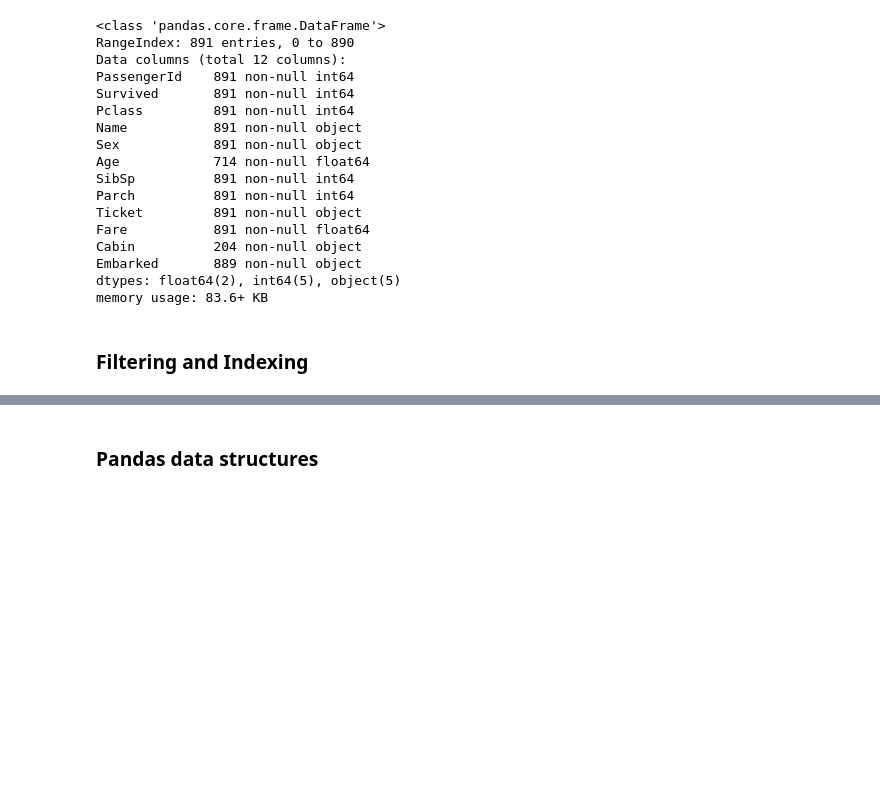
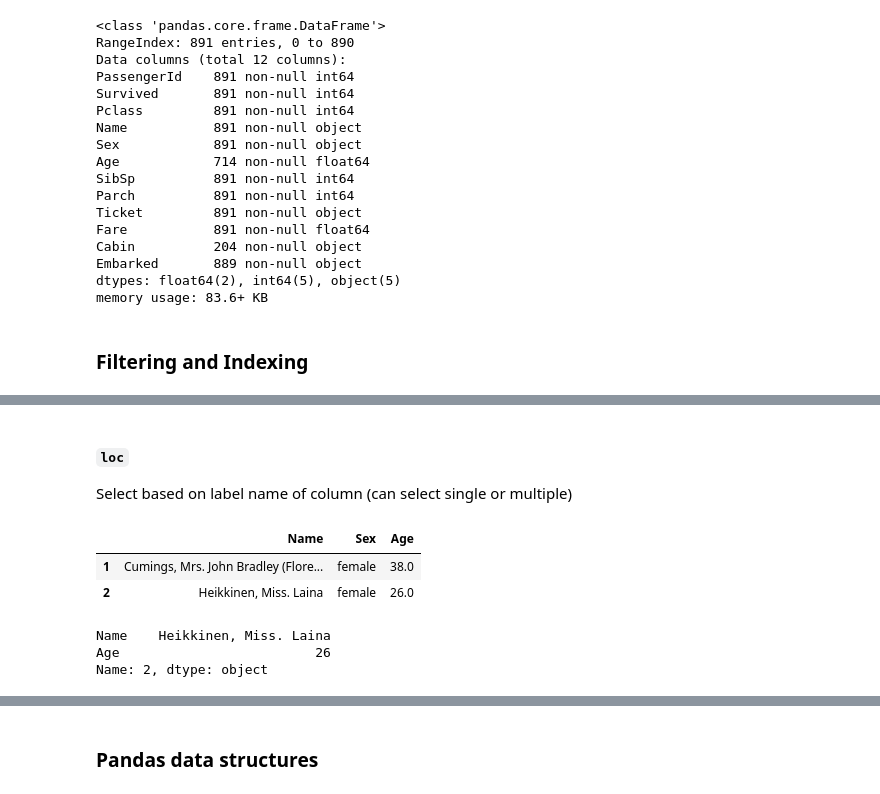
Before and after one commit to groverpr/learn_python_libraries, a Jupyter notebook: pandas/pandas_cheatsheet.ipynb, the cells around one changed output, grey strips where cells are left out. Cells and saved outputs as stored; diff of their text form; code cells hidden in the pictures; blank space fills up the shorter version.

```diff
--- a/pandas/pandas_cheatsheet.ipynb
+++ b/pandas/pandas_cheatsheet.ipynb
@@ -109,0 +125,15 @@ memory usage: 83.6+ KB
+# %% [markdown]
+#### `loc`
+Select based on label name of column (can select single or multiple)
+# %%
+df.loc[1:2,'Name':"Age"] # here row indexes are numbers but column indexes are name of columns
+# %% [output]
+|  | Name | Sex | Age |
+| 1 | Cumings, Mrs. John Bradley (Flore... | female | 38.0 |
+| 2 | Heikkinen, Miss. Laina | female | 26.0 |
+# %%
+df.loc[2,['Name',"Age"]] # here row indexes are numbers.
+# %% [output]
+Name    Heikkinen, Miss. Laina
+Age                         26
+Name: 2, dtype: object
```
Also changed, not shown: parts of 14 cells of this notebook.
